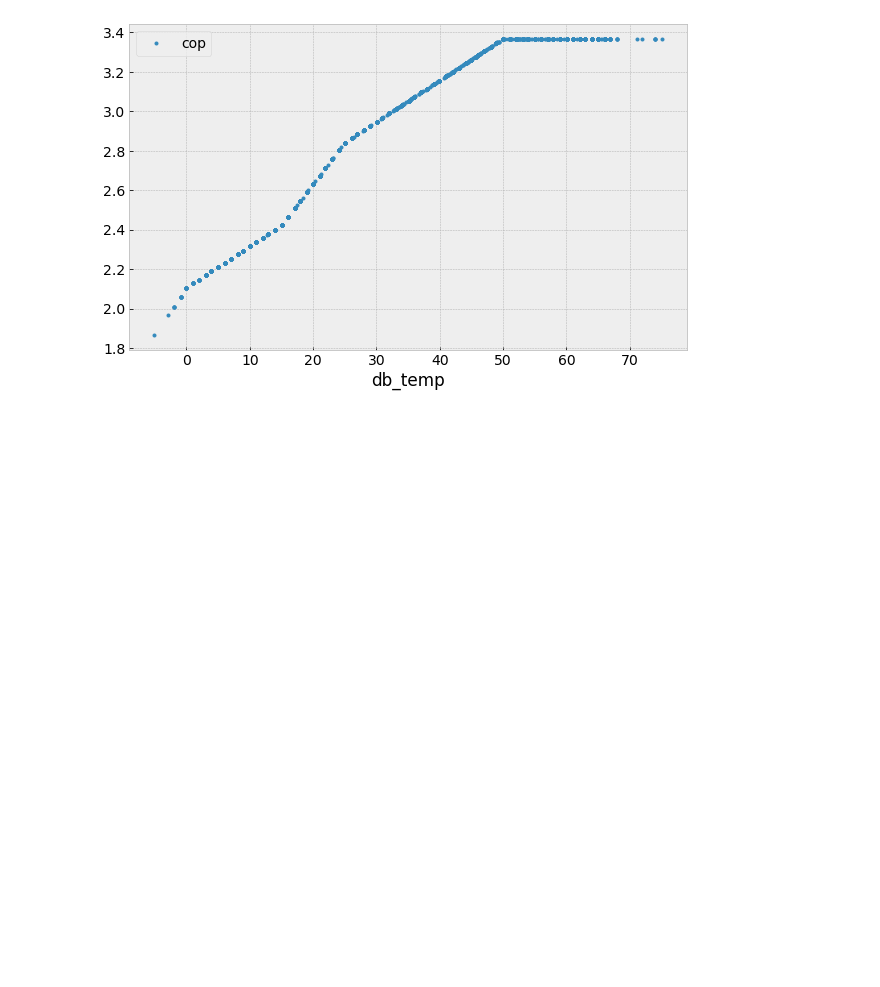
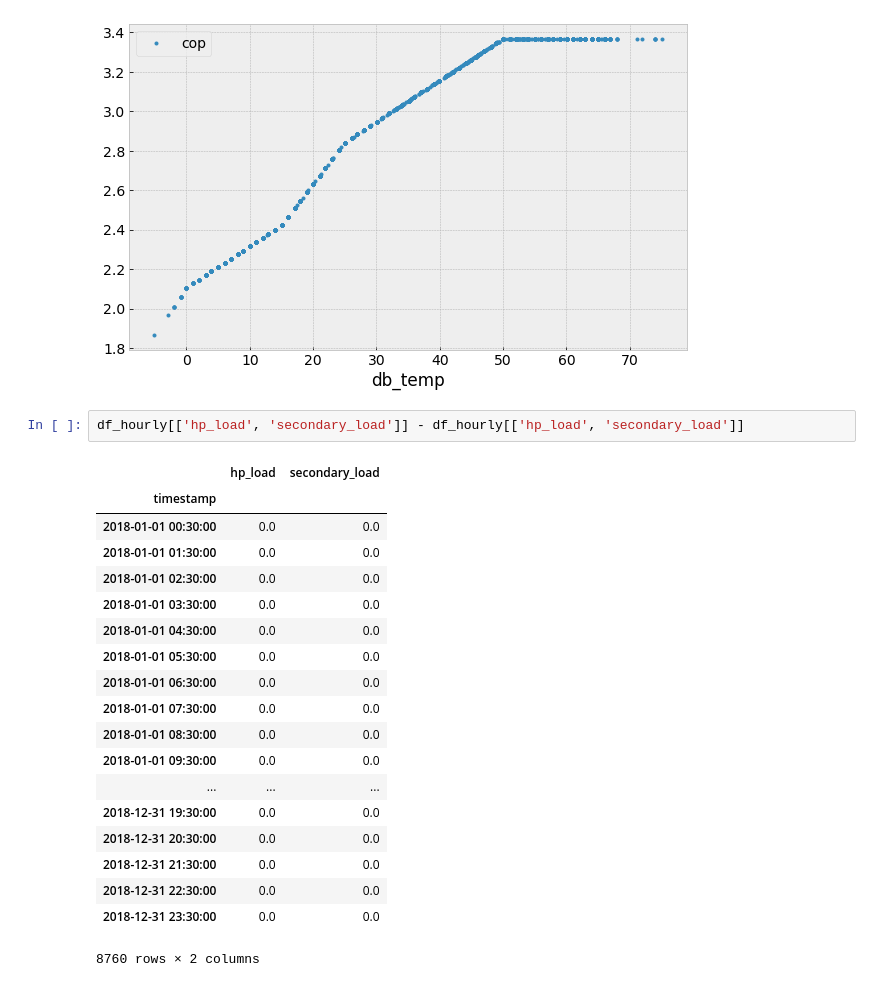
Before and after one commit to alanmitchell/heat-pump-study, a Jupyter notebook: general/calc_model_dev.ipynb, the cells around one changed output. Saved outputs shown, nothing was run; the diff lists cells and outputs as text; blank space fills up the shorter version.

```diff
--- a/general/calc_model_dev.ipynb
+++ b/general/calc_model_dev.ipynb
@@ -162,3 +331,25 @@ df_hourly.plot(x='db_temp', y='cop', marker='.', linewidth=0)
 # %% [output]
 <matplotlib.axes._subplots.AxesSubplot at 0x...>
 [figure]
+# %%
+df_hourly[['hp_load', 'secondary_load']] - df_hourly[['hp_load', 'secondary_load']]
+# %% [output]
+|  | hp_load | secondary_load |
+| timestamp |  |  |
+| 2018-01-01 00:30:00 | 0.0 | 0.0 |
+| 2018-01-01 01:30:00 | 0.0 | 0.0 |
+| 2018-01-01 02:30:00 | 0.0 | 0.0 |
+| 2018-01-01 03:30:00 | 0.0 | 0.0 |
+| 2018-01-01 04:30:00 | 0.0 | 0.0 |
+| 2018-01-01 05:30:00 | 0.0 | 0.0 |
+| 2018-01-01 06:30:00 | 0.0 | 0.0 |
+| 2018-01-01 07:30:00 | 0.0 | 0.0 |
+| 2018-01-01 08:30:00 | 0.0 | 0.0 |
+| 2018-01-01 09:30:00 | 0.0 | 0.0 |
+| ... | ... | ... |
+| 2018-12-31 19:30:00 | 0.0 | 0.0 |
+| 2018-12-31 20:30:00 | 0.0 | 0.0 |
+| 2018-12-31 21:30:00 | 0.0 | 0.0 |
+| 2018-12-31 22:30:00 | 0.0 | 0.0 |
+| 2018-12-31 23:30:00 | 0.0 | 0.0 |
+8760 rows × 2 columns
```
Also changed, not shown: parts of 5 cells of this notebook, 1 other file.
